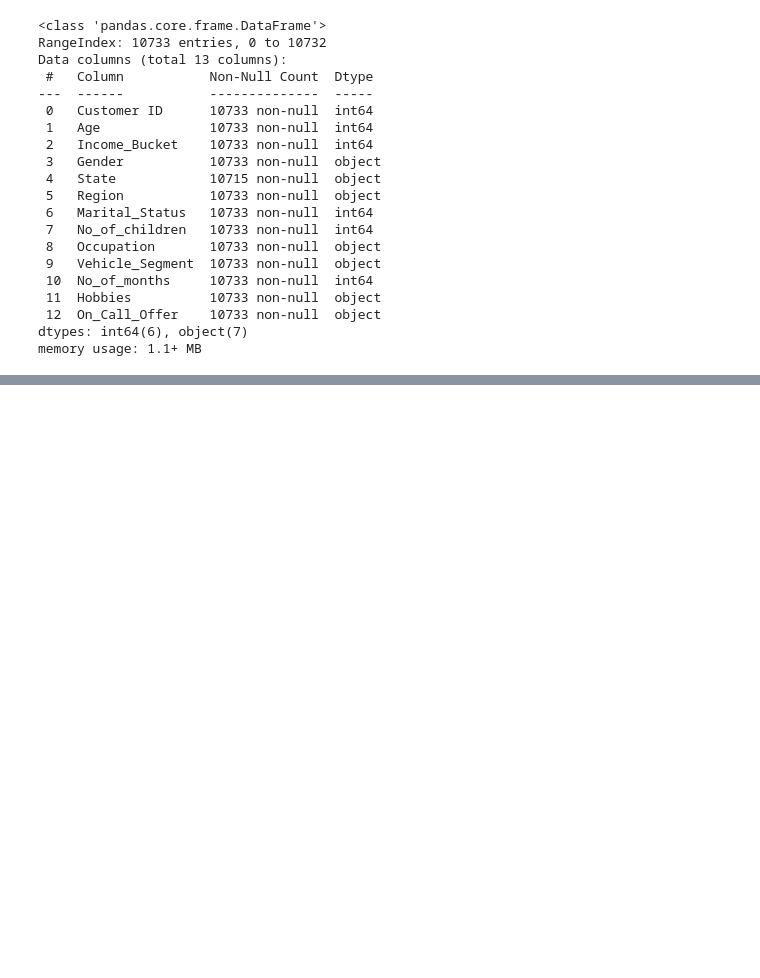
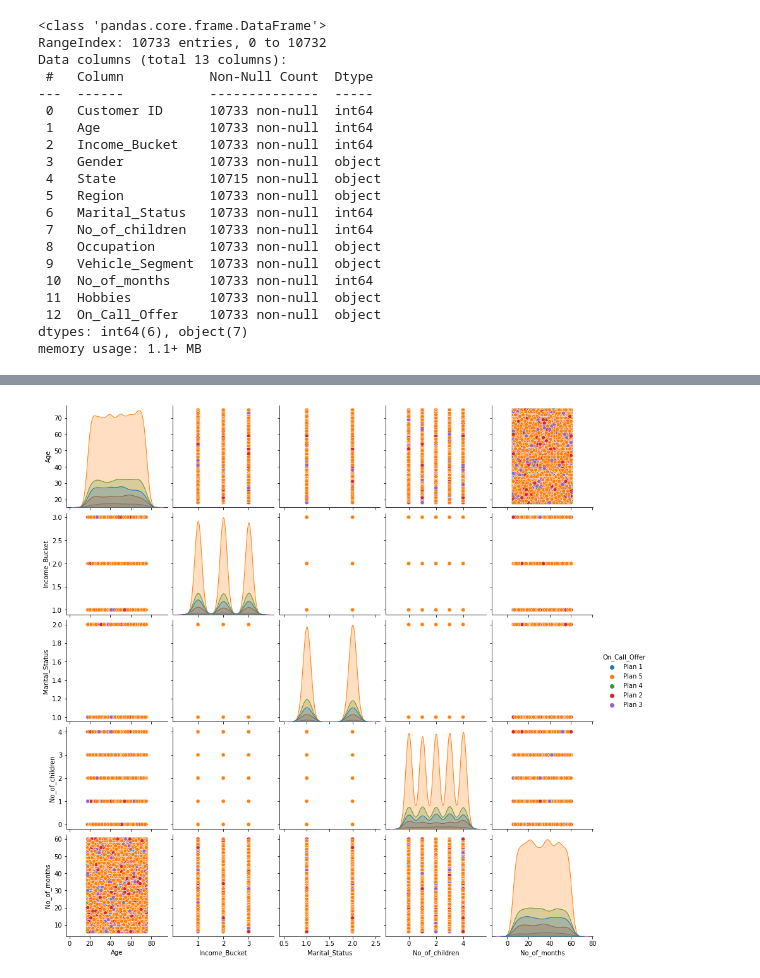
Before and after one commit to Juhan324/3-2-AI-project, a Jupyter notebook: AI project/Automobile customer multi-classification/Automobile Customer.ipynb, the cells around one changed output, grey strips where cells are left out. Drawn from its saved outputs; the diff is of its cells as text; code cells hidden in the pictures; blank space fills up the shorter version.

```diff
--- a/AI project/Automobile customer multi-classification/Automobile Customer.ipynb
+++ b/AI project/Automobile customer multi-classification/Automobile Customer.ipynb
@@ -65,0 +83,5 @@ memory usage: 1.1+ MB
+# %%
+sns.pairplot(df, hue='On_Call_Offer')
+plt.show()
+# %% [output]
+[figure, added]
```
Also changed, not shown: parts of 16 cells of this notebook, 1 other file.
